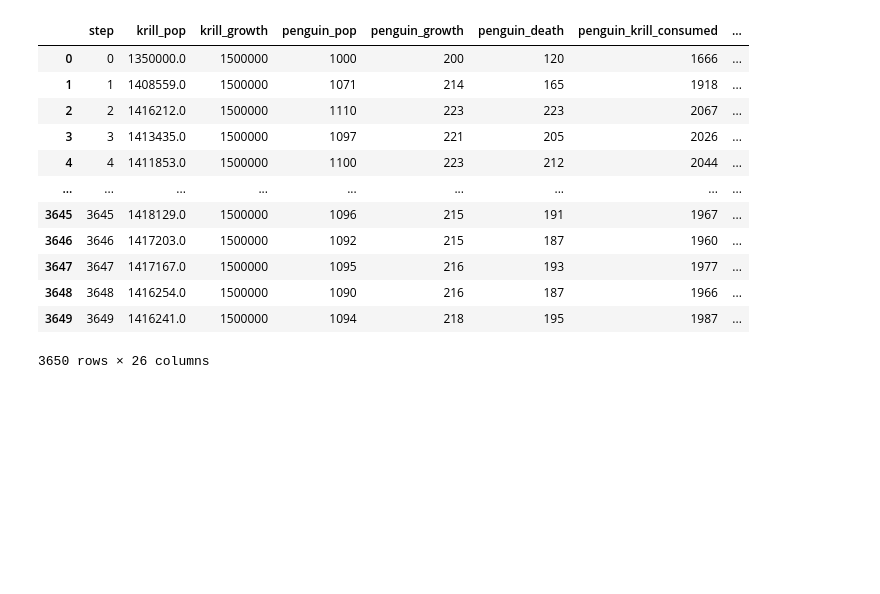
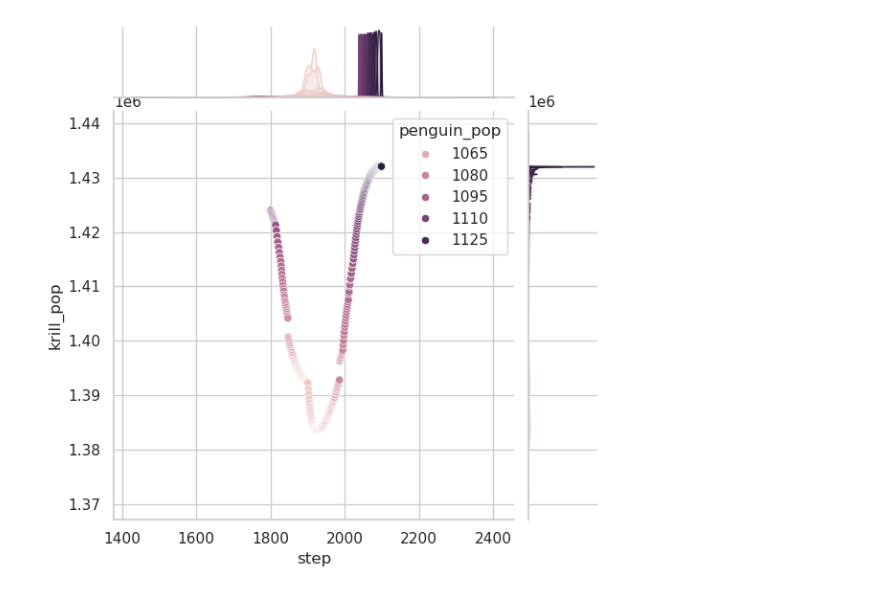
Before and after one commit to anthonyjk/invasive-species-model, a Jupyter notebook: visual.ipynb, the cells around one changed output. Drawn from its saved outputs; the diff is of its cells as text; code cells hidden in the pictures; blank space fills up the shorter version.

Commit message:
Added Visuals File

```diff
--- a/visual.ipynb
+++ b/visual.ipynb
@@ -5,21 +6,17 @@ import matplotlib.pyplot as plt
 ecosystem.run()
 # %%
 eco_data = ecosystem.eco_data
-
-eco_data
-# %% [output]
-|  | step | krill_pop | krill_growth | penguin_pop | penguin_growth | penguin_death | penguin_krill_consumed | ... |
-| 0 | 0 | 1350000.0 | 1500000 | 1000 | 200 | 120 | 1666 | ... |
-| 1 | 1 | 1408559.0 | 1500000 | 1071 | 214 | 165 | 1918 | ... |
-| 2 | 2 | 1416212.0 | 1500000 | 1110 | 223 | 223 | 2067 | ... |
-| 3 | 3 | 1413435.0 | 1500000 | 1097 | 221 | 205 | 2026 | ... |
-| 4 | 4 | 1411853.0 | 1500000 | 1100 | 223 | 212 | 2044 | ... |
-| ... | ... | ... | ... | ... | ... | ... | ... | ... |
-| 3645 | 3645 | 1418129.0 | 1500000 | 1096 | 215 | 191 | 1967 | ... |
-| 3646 | 3646 | 1417203.0 | 1500000 | 1092 | 215 | 187 | 1960 | ... |
-| 3647 | 3647 | 1417167.0 | 1500000 | 1095 | 216 | 193 | 1977 | ... |
-| 3648 | 3648 | 1416254.0 | 1500000 | 1090 | 216 | 187 | 1966 | ... |
-| 3649 | 3649 | 1416241.0 | 1500000 | 1094 | 218 | 195 | 1987 | ... |
-3650 rows × 26 columns
 # %%
 ecosystem.test
+# %%
+# JointPlot comparing krill and penguin population
+palette = sns.color_palette("rocket_r")
+test2 = eco_data[1800:2100]
+
+f = sns.jointplot(
+    data=test2,
+    x="step", y="krill_pop", hue="penguin_pop",
+    kind="scatter",
+)
+# %% [output]
+[figure, added]
```
Also changed, not shown: parts of 4 cells of this notebook.
